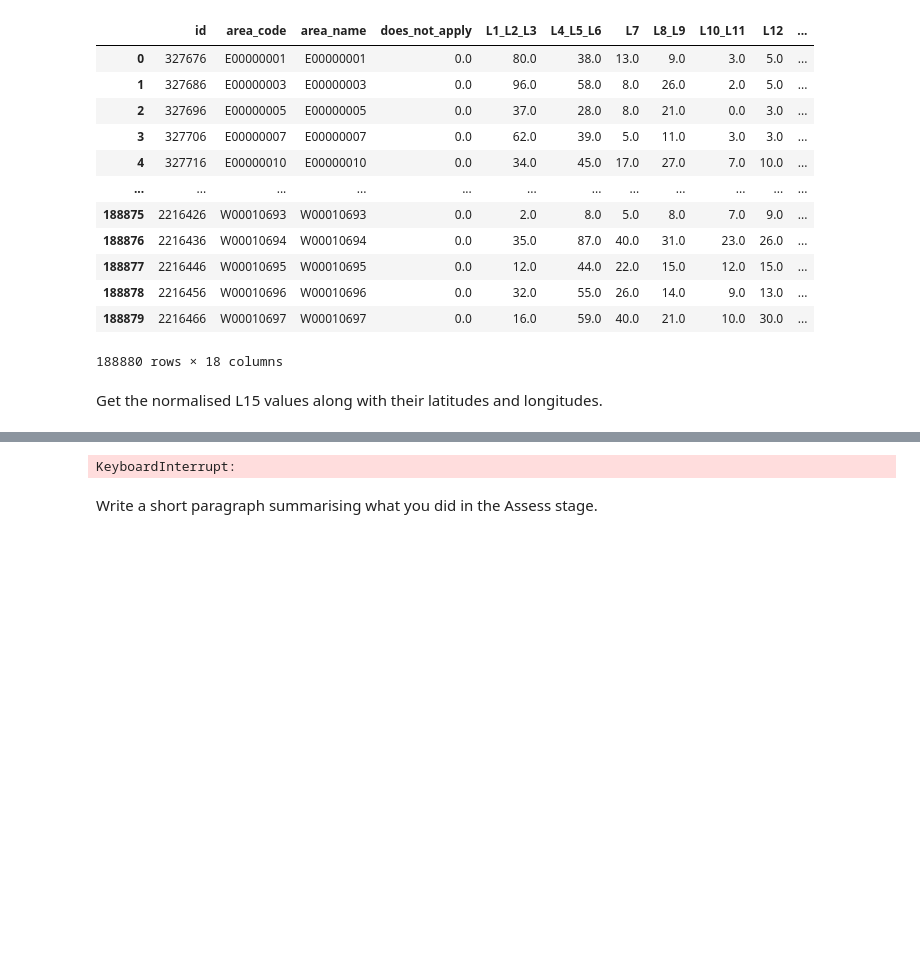
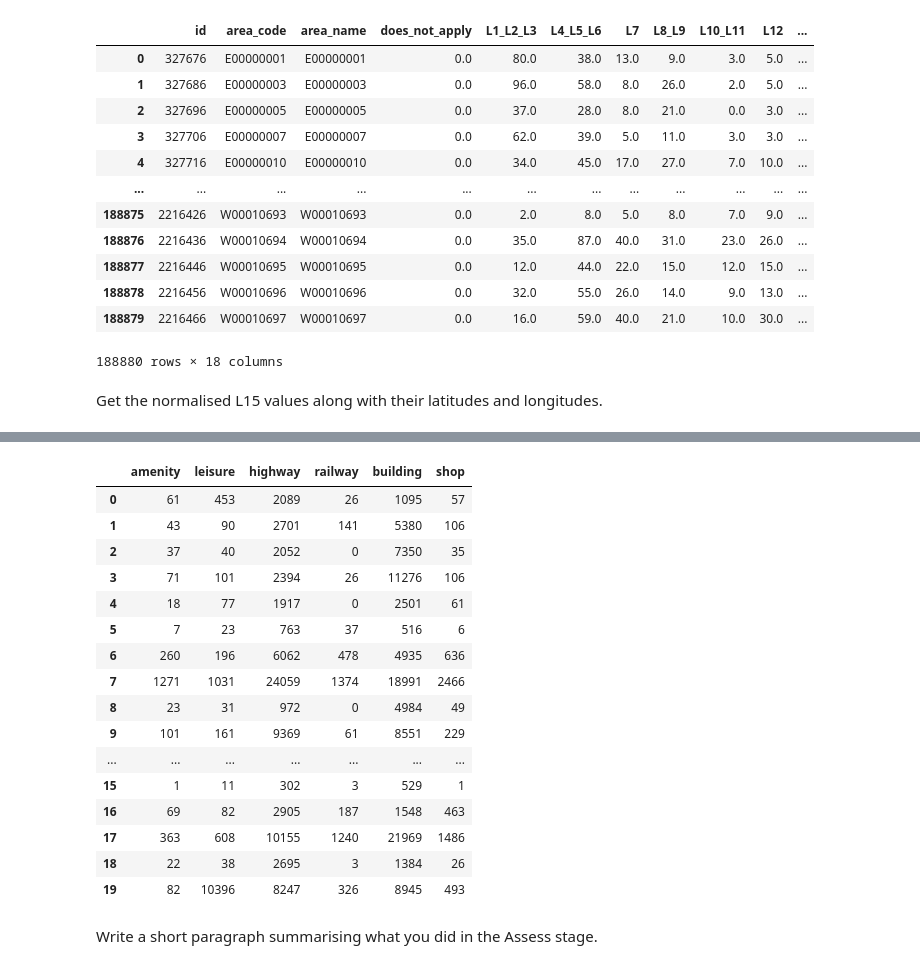
Before and after one commit to jr919cam/jr919_ads_2024, a Jupyter notebook: _notebooks/ads_course_assessment.ipynb, the cells around one changed output, grey strips where cells are left out. Drawn from its saved outputs; the diff is of its cells as text; code cells hidden in the pictures; blank space fills up the shorter version.

```diff
--- a/_notebooks/ads_course_assessment.ipynb
+++ b/_notebooks/ads_course_assessment.ipynb
@@ -565,16 +564,32 @@ norm_l15
 # %%
-feature_counts_df = pd.DataFrame({'amenity':[], 'shop':[], 'leisure':[], 'highway':[], 'railway':[]})
+feature_counts_df = pd.DataFrame({'amenity':[], 'leisure':[], 'highway':[], 'railway':[], 'building':[], 'shop':[]})
 for i in range(len(norm_l15)):
   lat = norm_l15.loc[i]['latitude']
   long = norm_l15.loc[i]['longitude']
   area = norm_l15.loc[i]['shape_area']
-  est_di = (np.sqrt(area / np.pi) * 2) / 1000
+  # est_di = (np.sqrt(area / np.pi) * 2) / 1000
   try:
-    feature_counts_df.loc[len(feature_counts_df)] = list(fynesse.assess.count_pois_near_coordinates(lat, long, tags, est_di).values())
+    feature_counts_df.loc[len(feature_counts_df)] = list(fynesse.assess.count_pois_near_coordinates(lat, long, tags, 2).values())
   except ox._errors.InsufficientResponseError:
     feature_counts_df.loc[len(feature_counts_df)] = [0, 0, 0, 0, 0]
 feature_counts_df
 # %% [output]
-KeyboardInterrupt:
+|  | amenity | leisure | highway | railway | building | shop |
+| 0 | 61 | 453 | 2089 | 26 | 1095 | 57 |
+| 1 | 43 | 90 | 2701 | 141 | 5380 | 106 |
+| 2 | 37 | 40 | 2052 | 0 | 7350 | 35 |
+| 3 | 71 | 101 | 2394 | 26 | 11276 | 106 |
+| 4 | 18 | 77 | 1917 | 0 | 2501 | 61 |
+| 5 | 7 | 23 | 763 | 37 | 516 | 6 |
+| 6 | 260 | 196 | 6062 | 478 | 4935 | 636 |
+| 7 | 1271 | 1031 | 24059 | 1374 | 18991 | 2466 |
+| 8 | 23 | 31 | 972 | 0 | 4984 | 49 |
+| 9 | 101 | 161 | 9369 | 61 | 8551 | 229 |
+| ... | ... | ... | ... | ... | ... | ... |
+| 15 | 1 | 11 | 302 | 3 | 529 | 1 |
+| 16 | 69 | 82 | 2905 | 187 | 1548 | 463 |
+| 17 | 363 | 608 | 10155 | 1240 | 21969 | 1486 |
+| 18 | 22 | 38 | 2695 | 3 | 1384 | 26 |
+| 19 | 82 | 10396 | 8247 | 326 | 8945 | 493 |
 # %% [markdown]
 Write a short paragraph summarising what you did in the Assess stage.
```
Also changed, not shown: parts of 6 cells of this notebook.
